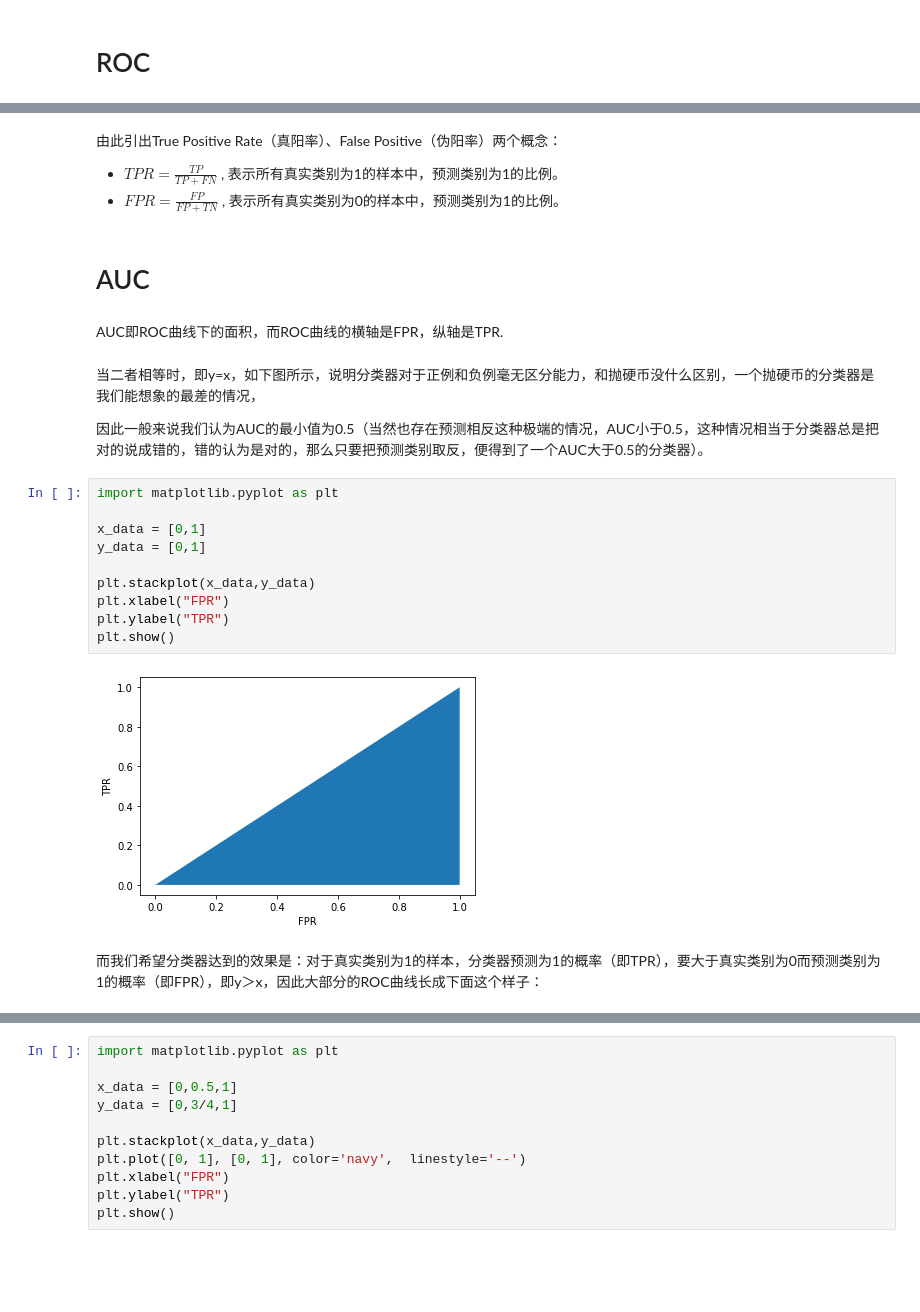
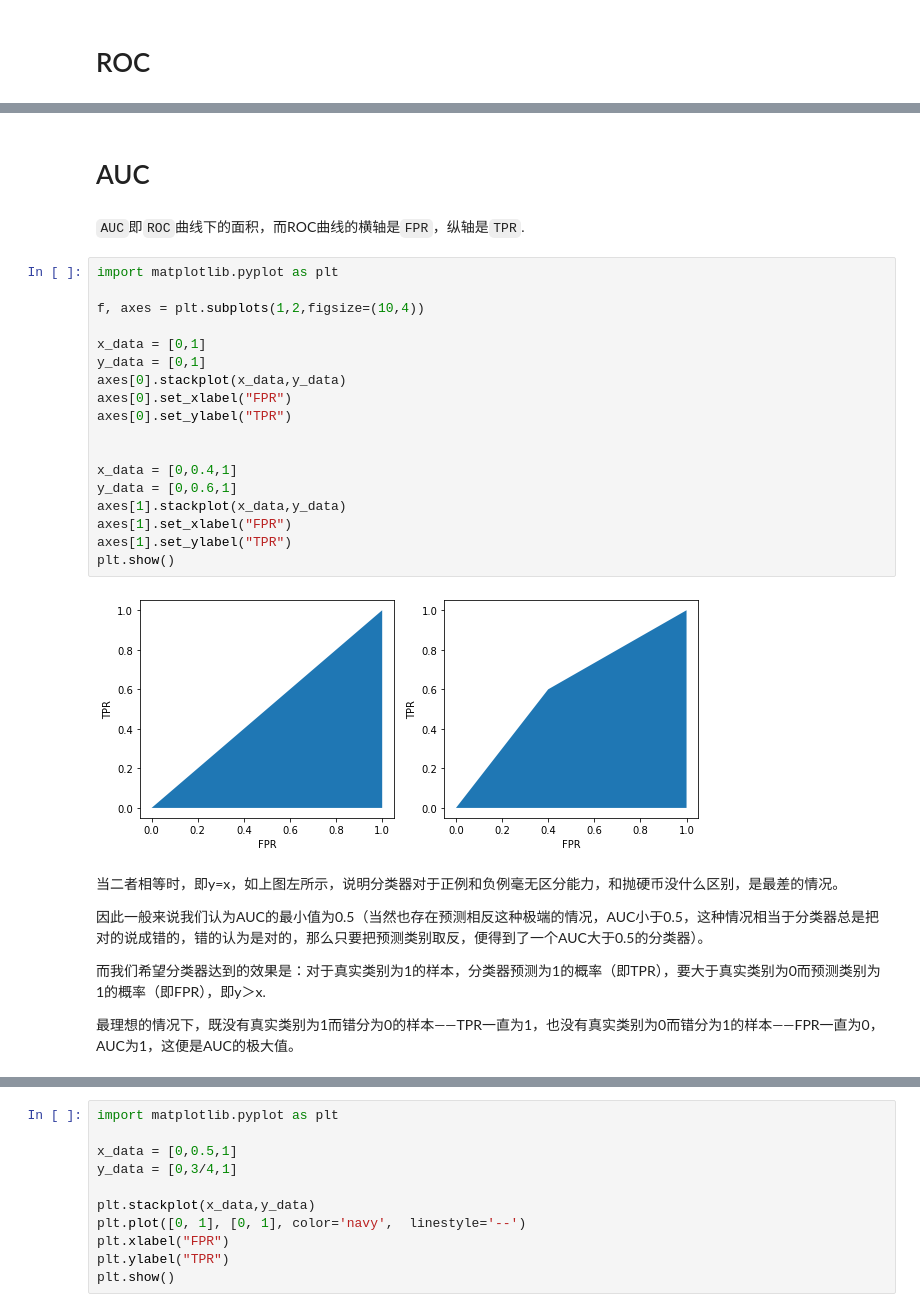
Before and after one commit to WallaceLiu/faiss_learn, a Jupyter notebook: roc_auc_concept.ipynb, the cells around one changed output, grey strips where cells are left out. Cells and saved outputs as stored; diff of their text form; blank space fills up the shorter version.

```diff
--- a/roc_auc_concept.ipynb
+++ b/roc_auc_concept.ipynb
@@ -15,26 +24,32 @@
-# %% [markdown]
-由此引出True Positive Rate（真阳率）、False Positive（伪阳率）两个概念：
-- $TPR=\frac{TP}{TP+FN}$ , 表示所有真实类别为1的样本中，预测类别为1的比例。
-- $FPR=\frac{FP}{FP+TN}$ , 表示所有真实类别为0的样本中，预测类别为1的比例。
 # %% [markdown]
 # AUC
-# %% [markdown]
-AUC即ROC曲线下的面积，而ROC曲线的横轴是FPR，纵轴是TPR.
+# %% [markdown]
+`AUC`即`ROC`曲线下的面积，而ROC曲线的横轴是`FPR`，纵轴是`TPR`.
+# %%
+import matplotlib.pyplot as plt
+
+f, axes = plt.subplots(1,2,figsize=(10,4))
+
+x_data = [0,1]
+y_data = [0,1]
+axes[0].stackplot(x_data,y_data)
+axes[0].set_xlabel("FPR")
+axes[0].set_ylabel("TPR")
+
+
+x_data = [0,0.4,1]
+y_data = [0,0.6,1]
+axes[1].stackplot(x_data,y_data)
+axes[1].set_xlabel("FPR")
+axes[1].set_ylabel("TPR")
+plt.show()
+# %% [output]
+[figure, added]
 # %% [markdown]
-当二者相等时，即y=x，如下图所示，说明分类器对于正例和负例毫无区分能力，和抛硬币没什么区别，一个抛硬币的分类器是我们能想象的最差的情况，
+当二者相等时，即y=x，如上图左所示，说明分类器对于正例和负例毫无区分能力，和抛硬币没什么区别，是最差的情况。
 
 因此一般来说我们认为AUC的最小值为0.5（当然也存在预测相反这种极端的情况，AUC小于0.5，这种情况相当于分类器总是把对的说成错的，错的认为是对的，那么只要把预测类别取反，便得到了一个AUC大于0.5的分类器）。
+
+而我们希望分类器达到的效果是：对于真实类别为1的样本，分类器预测为1的概率（即TPR），要大于真实类别为0而预测类别为1的概率（即FPR），即y＞x.
+
+最理想的情况下，既没有真实类别为1而错分为0的样本——TPR一直为1，也没有真实类别为0而错分为1的样本——FPR一直为0，AUC为1，这便是AUC的极大值。
-# %%
-import matplotlib.pyplot as plt
-
-x_data = [0,1]
-y_data = [0,1]
-
-plt.stackplot(x_data,y_data)
-plt.xlabel("FPR")
-plt.ylabel("TPR")
-plt.show()
-# %% [output]
-[figure, removed]
-# %% [markdown]
-而我们希望分类器达到的效果是：对于真实类别为1的样本，分类器预测为1的概率（即TPR），要大于真实类别为0而预测类别为1的概率（即FPR），即y＞x，因此大部分的ROC曲线长成下面这个样子：
```
Also changed, not shown: parts of 11 cells of this notebook.
